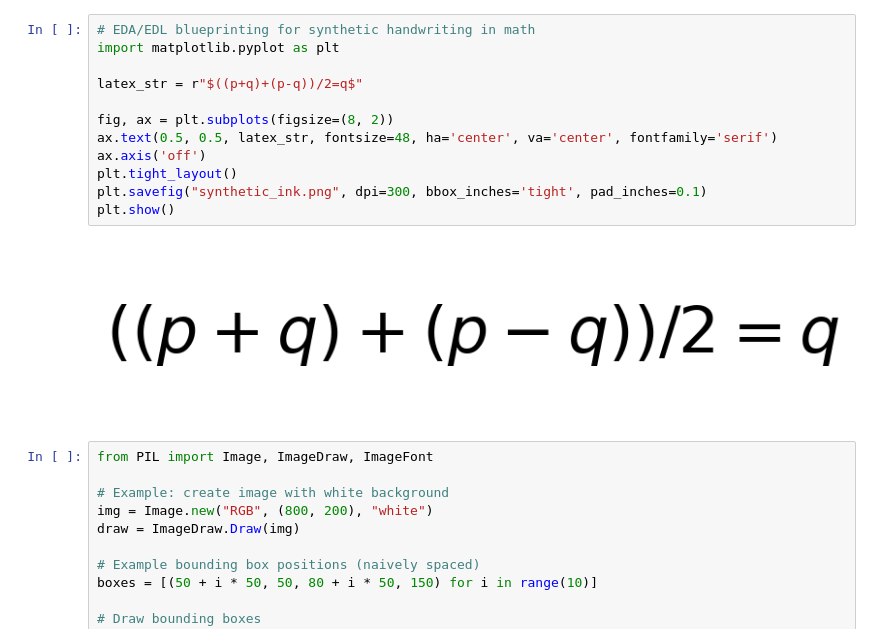
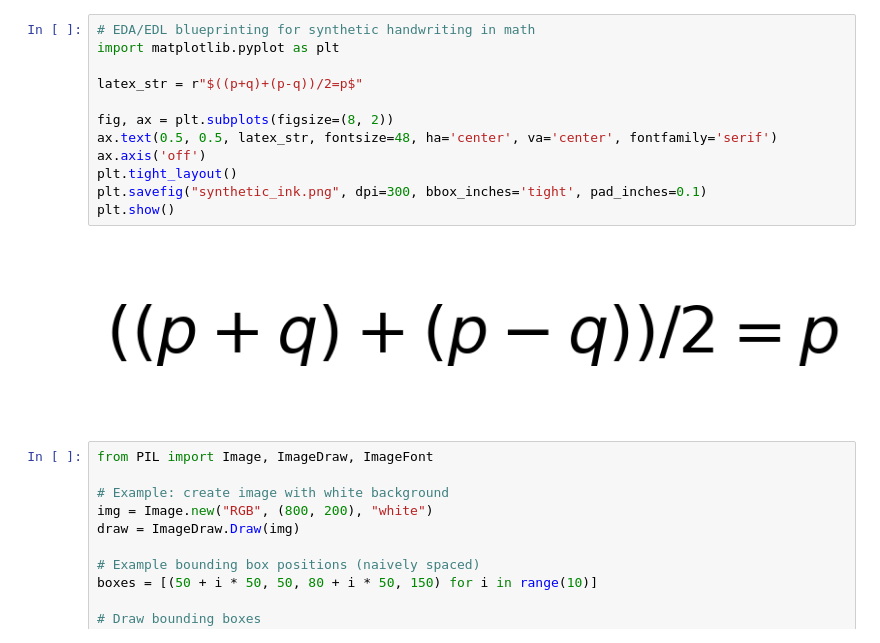
Before and after one commit to rcghpge/version-cv, a Jupyter notebook: sandbox/mathedl.ipynb, the cells around one changed output. Cells and saved outputs as stored; diff of their text form.

```diff
--- a/sandbox/mathedl.ipynb
+++ b/sandbox/mathedl.ipynb
@@ -1,17 +1,17 @@
 # %%
 # EDA/EDL blueprinting for synthetic handwriting in math
 import matplotlib.pyplot as plt
 
-latex_str = r"$((p+q)+(p-q))/2=q$"
+latex_str = r"$((p+q)+(p-q))/2=p$"
 
 fig, ax = plt.subplots(figsize=(8, 2))
 ax.text(0.5, 0.5, latex_str, fontsize=48, ha='center', va='center', fontfamily='serif')
 ax.axis('off')
 plt.tight_layout()
 plt.savefig("synthetic_ink.png", dpi=300, bbox_inches='tight', pad_inches=0.1)
 plt.show()
 # %% [output]
-[figure, old version]
+[figure, new version]
 # %%
 from PIL import Image, ImageDraw, ImageFont
 
```
Also changed, not shown: parts of 4 cells of this notebook, 9 other files.
